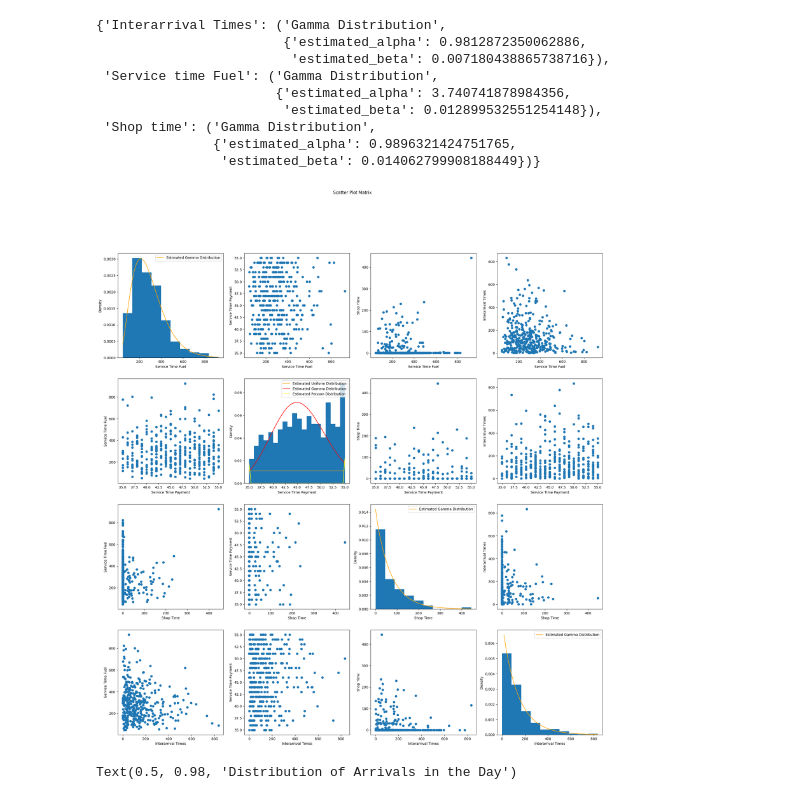
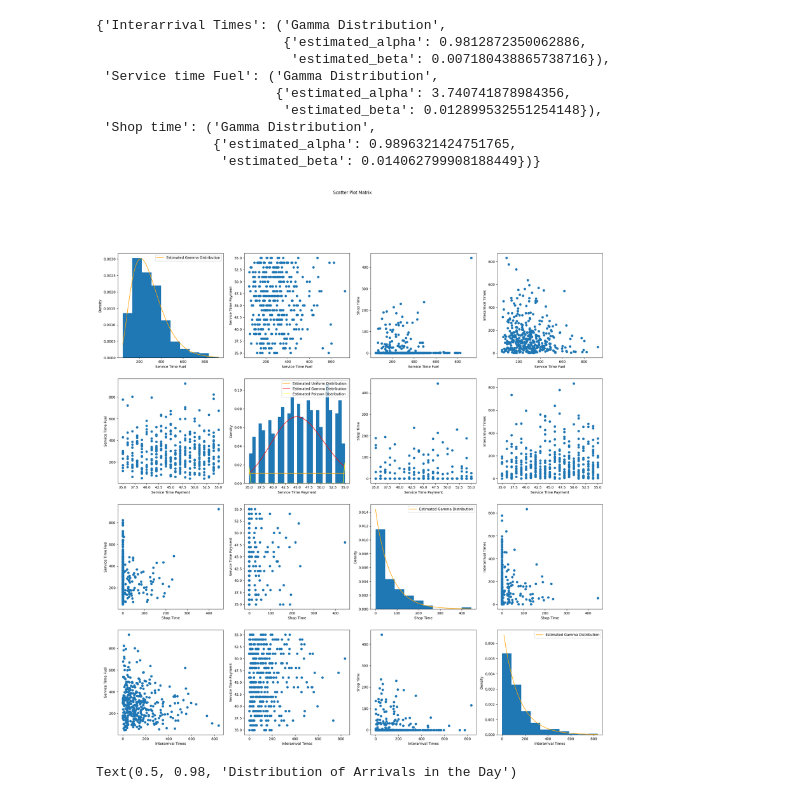
Before and after one commit to stilxam/StochasticSimulations, a Jupyter notebook: assignments/three/data_exploration.ipynb, the cells around one changed output. Saved outputs shown, nothing was run; the diff lists cells and outputs as text; code cells hidden in the pictures.

```diff
--- a/assignments/three/data_exploration.ipynb
+++ b/assignments/three/data_exploration.ipynb
@@ -18,7 +18,7 @@ def data_loading():
     - data (pd.DataFrame): Preprocessed data.
     """
     # Load the data from the excel file
-    data = pd.read_excel('gasstationdata14.xlsx')
+    data = pd.read_excel('gasstationdata33.xlsx')
 
     # Drop the 'Unnamed: 0' column
     data = data.drop(columns=['Unnamed: 0'])
@@ -395,8 +393,8 @@ def analyze_distributions(data, list_of_attributes):
         })
 
         # Poisson distribution
-        fi_poisson_dist = stats.poisson(mu=m1)
-        test = stats.kstest(data[attribute], fi_poisson_dist.cdf)
+        fit_poisson_dist = stats.poisson(mu=m1)
+        test = stats.kstest(data[attribute], fit_poisson_dist.cdf)
         p_value = test[1]
         fit_status = "Good fit" if p_value > 0.05 else "Bad fit"
         results.append([attribute, "Poisson Distribution", fit_status, p_value])
@@ -537,7 +535,7 @@ axs[1,0].scatter(data["Service time payment"], data["Service time Fuel"])
 axs[1,0].set_xlabel("Service Time Payment")
 axs[1,0].set_ylabel("Service Time Fuel")
 
-axs[1,1].hist(data["Service time payment"],bins=20, density=True)
+axs[1,1].hist(data["Service time payment"],bins=30, density=True)
 axs[1,1].set_xlabel("Service Time Payment")
 axs[1,1].set_ylabel("Density")
 
@@ -626,34 +624,34 @@ axs[3,1].set_xlabel("Interarrival Times")
 axs[3,1].set_ylabel("Service Time Payment")
 
 
 
 axs[3,2].scatter(data["Interarrival Times"], data["Shop time"])
 axs[3,2].set_xlabel("Interarrival Times")
 axs[3,2].set_ylabel("Shop Time")
 
 axs[3,3].hist( data["Interarrival Times"], density=True)
 axs[3,3].set_xlabel("Interarrival Times")
 axs[3,3].set_ylabel("Density")
 
 x = np.linspace(data["Interarrival Times"].min(), data["Interarrival Times"].max())
 y = stats.gamma(a=parameters["Interarrival Times"]["Gamma Distribution"]["estimated_alpha"], scale=1 / parameters["Interarrival Times"]["Gamma Distribution"]["estimated_beta"]).pdf(x)
 
 axs[3,3].plot(
     x,
     y,
     label="Estimated Gamma Distribution",
     color="orange"
  )
 axs[3,3].legend(loc="upper right")
 
 
 # set the title to the SPLOM
 
 plt.suptitle("Scatter Plot Matrix")
 
 plt.show()
 # %% [output]
-[figure, old version]
+[figure, new version]
 # %%
 import plotly.express as px
 
```
Also changed, not shown: parts of 4 cells of this notebook.
